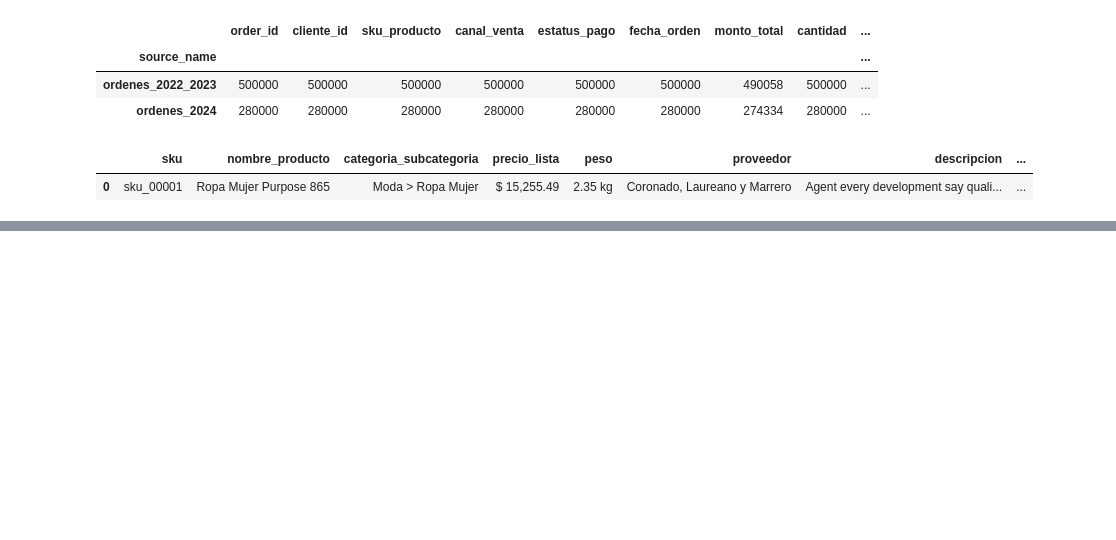
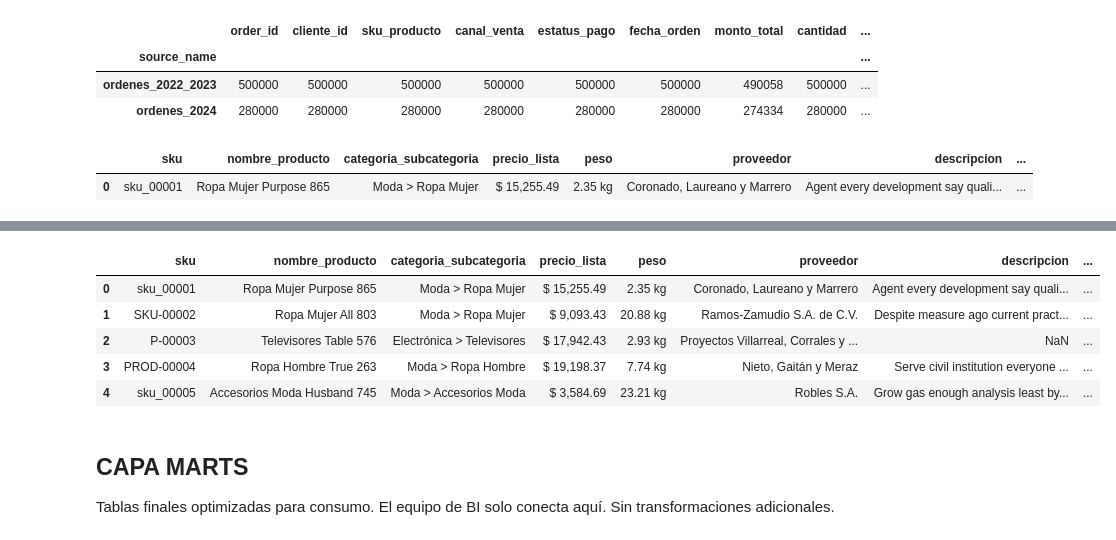
Before and after one commit to Corderodedios182/Capa_analitica_ecommerces_retail, a Jupyter notebook: entorno_dev/notebooks/01_validacion_file_utils.ipynb, the cells around one changed output, grey strips where cells are left out. Cells and saved outputs as stored; diff of their text form; code cells hidden in the pictures; blank space fills up the shorter version.

```diff
--- a/entorno_dev/notebooks/01_validacion_file_utils.ipynb
+++ b/entorno_dev/notebooks/01_validacion_file_utils.ipynb
@@ -103,0 +136,13 @@ df_catalogos.head(1)
+# %%
+df_catalogos.head()
+# %% [output]
+|  | sku | nombre_producto | categoria_subcategoria | precio_lista | peso | proveedor | descripcion | ... |
+| 0 | sku_00001 | Ropa Mujer Purpose 865 | Moda > Ropa Mujer | $ 15,255.49 | 2.35 kg | Coronado, Laureano y Marrero | Agent every development say quali... | ... |
+| 1 | SKU-00002 | Ropa Mujer All 803 | Moda > Ropa Mujer | $ 9,093.43 | 20.88 kg | Ramos-Zamudio S.A. de C.V. | Despite measure ago current pract... | ... |
+| 2 | P-00003 | Televisores Table 576 | Electrónica > Televisores | $ 17,942.43 | 2.93 kg | Proyectos Villarreal, Corrales y ... | NaN | ... |
+| 3 | PROD-00004 | Ropa Hombre True 263 | Moda > Ropa Hombre | $ 19,198.37 | 7.74 kg | Nieto, Gaitán y Meraz | Serve civil institution everyone ... | ... |
+| 4 | sku_00005 | Accesorios Moda Husband 745 | Moda > Accesorios Moda | $ 3,584.69 | 23.21 kg | Robles S.A. | Grow gas enough analysis least by... | ... |
+# %% [markdown]
+## CAPA MARTS
+
+Tablas finales optimizadas para consumo. El equipo de BI solo conecta aquí. Sin transformaciones adicionales.
```
Also changed, not shown: parts of 5 cells of this notebook.
